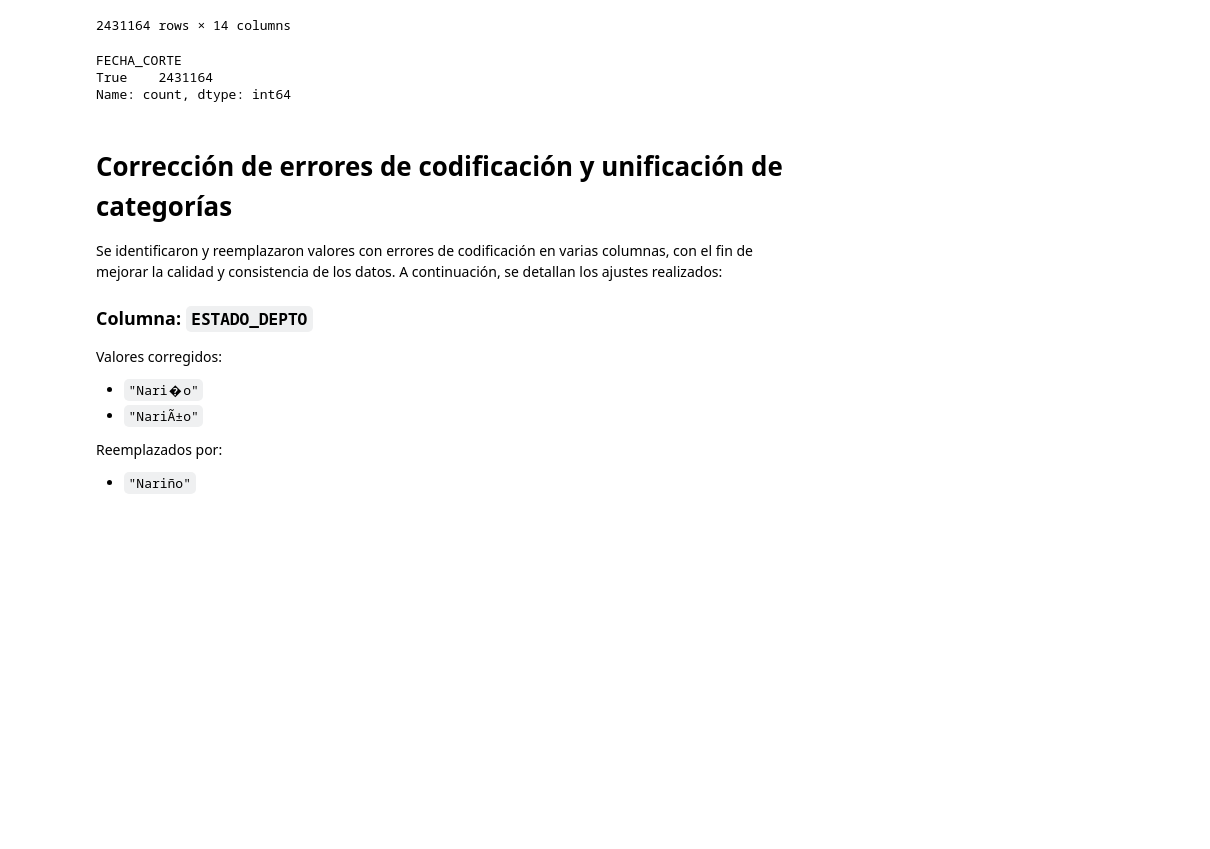
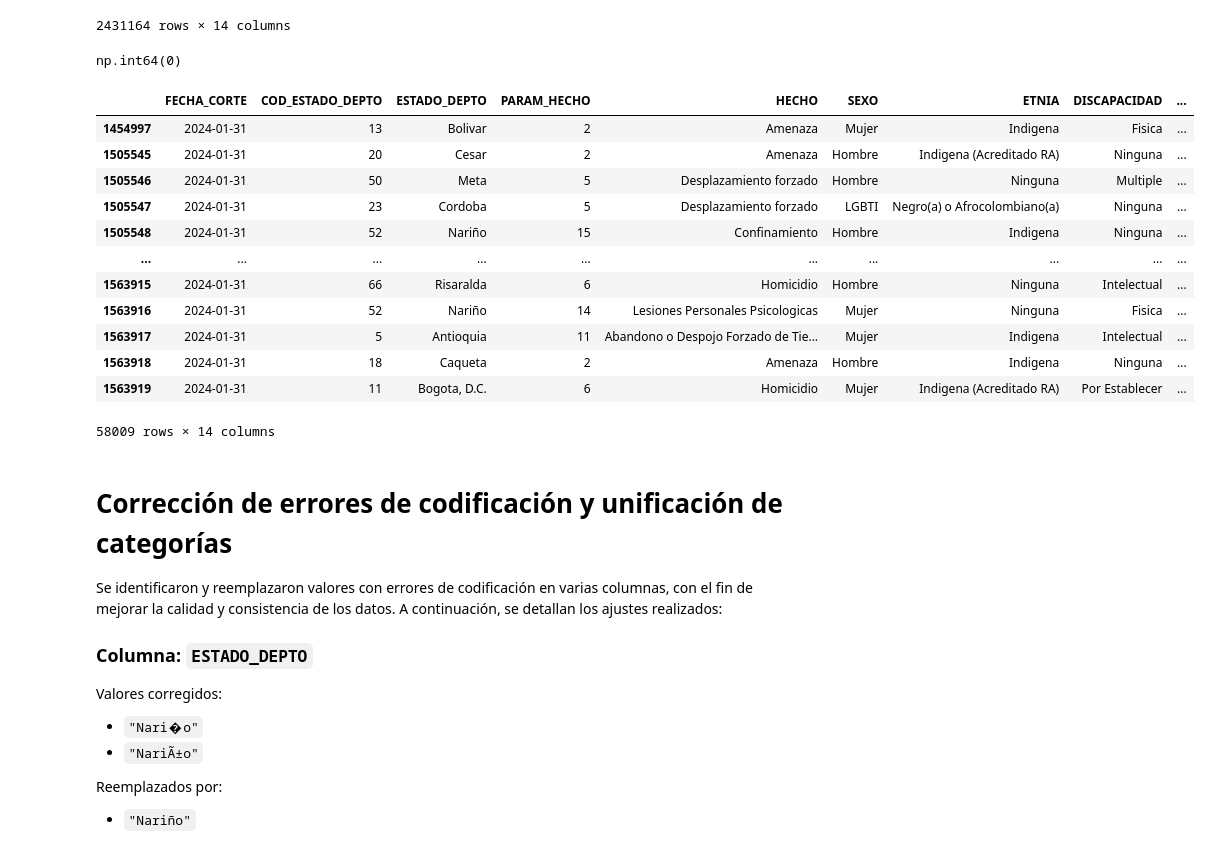
Before and after one commit to SantiRendon/memoria-abierta-conflicto-armado-colombia-2022-2025, a Jupyter notebook: notebooks/02_limpieza_datos_victimas.ipynb, the cells around one changed output. Drawn from its saved outputs; the diff is of its cells as text; code cells hidden in the pictures; blank space fills up the shorter version.

Commit message:
Convert FECHA_CORTE to datetime
- Changed FECHA_CORTE to datetime64[ns]
- Enables precise filtering, e.g. df[df['FECHA_CORTE'] == '2024-01-31']
- Improves time-based analysis and reporting

```diff
--- a/notebooks/02_limpieza_datos_victimas.ipynb
+++ b/notebooks/02_limpieza_datos_victimas.ipynb
@@ -204,14 +204,28 @@ df
 | 2431162 | 28/02/2025 | 66 | Risaralda | 12 | Perdida de Bienes Muebles o Inmue... | Hombre | Indigena (Acreditado RA) | Por Establecer | ... |
 | 2431163 | 28/02/2025 | 5 | Antioquia | 15 | Confinamiento | Hombre | Indigena (Acreditado RA) | Por Establecer | ... |
 2431164 rows × 14 columns
-# %%
-validas = df["FECHA_CORTE"].str.match(r"^\d{2}/\d{2}/\d{4}$")
-
-print(validas.value_counts())
-# %% [output]
-FECHA_CORTE
-True    2431164
-Name: count, dtype: int64
+# %%
+df['FECHA_CORTE'] = pd.to_datetime(df['FECHA_CORTE'], format="%d/%m/%Y")
+# %%
+df["FECHA_CORTE"].isna().sum()
+# %% [output]
+np.int64(0)
+# %%
+df[df["FECHA_CORTE"] == "2024-01-31"]
+# %% [output]
+|  | FECHA_CORTE | COD_ESTADO_DEPTO | ESTADO_DEPTO | PARAM_HECHO | HECHO | SEXO | ETNIA | DISCAPACIDAD | ... |
+| 1454997 | 2024-01-31 | 13 | Bolivar | 2 | Amenaza | Mujer | Indigena | Fisica | ... |
+| 1505545 | 2024-01-31 | 20 | Cesar | 2 | Amenaza | Hombre | Indigena (Acreditado RA) | Ninguna | ... |
+| 1505546 | 2024-01-31 | 50 | Meta | 5 | Desplazamiento forzado | Hombre | Ninguna | Multiple | ... |
+| 1505547 | 2024-01-31 | 23 | Cordoba | 5 | Desplazamiento forzado | LGBTI | Negro(a) o Afrocolombiano(a) | Ninguna | ... |
+| 1505548 | 2024-01-31 | 52 | Nariño | 15 | Confinamiento | Hombre | Indigena | Ninguna | ... |
+| ... | ... | ... | ... | ... | ... | ... | ... | ... | ... |
+| 1563915 | 2024-01-31 | 66 | Risaralda | 6 | Homicidio | Hombre | Ninguna | Intelectual | ... |
+| 1563916 | 2024-01-31 | 52 | Nariño | 14 | Lesiones Personales Psicologicas | Mujer | Ninguna | Fisica | ... |
+| 1563917 | 2024-01-31 | 5 | Antioquia | 11 | Abandono o Despojo Forzado de Tie... | Mujer | Indigena | Intelectual | ... |
+| 1563918 | 2024-01-31 | 18 | Caqueta | 2 | Amenaza | Hombre | Indigena | Ninguna | ... |
+| 1563919 | 2024-01-31 | 11 | Bogota, D.C. | 6 | Homicidio | Mujer | Indigena (Acreditado RA) | Por Establecer | ... |
+58009 rows × 14 columns
 # %% [markdown]
 # Corrección de errores de codificación y unificación de categorías
 
```
